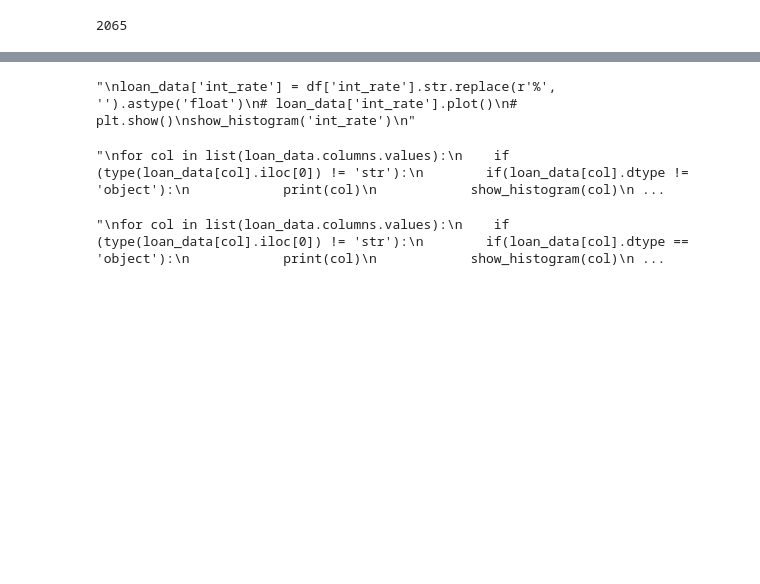
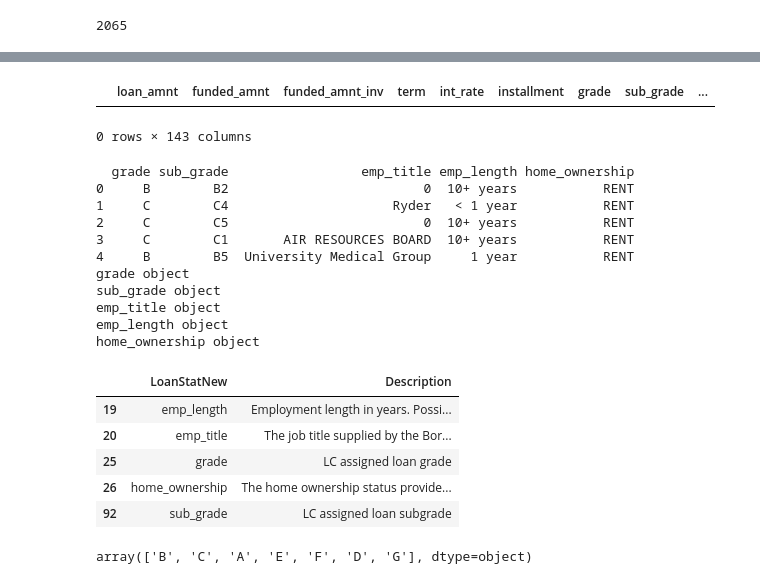
Before and after one commit to anilrajgr/udacity-machine-learning, a Jupyter notebook: projects/capstone/csv2dataframe.ipynb, the cells around one changed output, grey strips where cells are left out. Saved outputs shown, nothing was run; the diff lists cells and outputs as text; code cells hidden in the pictures; blank space fills up the shorter version.

```diff
--- a/projects/capstone/csv2dataframe.ipynb
+++ b/projects/capstone/csv2dataframe.ipynb
@@ -225,7 +225,7 @@ memory usage: 1.8+ GB
 # Now analyze one column at a time
 # loan_dict.loc[loan_dict['LoanStatNew'] == 'loan_amnt']
 print(loan_data.iloc[:5,:6])
-for y in loan_data.columns[:5]:
+for y in loan_data.columns[:6]:
   print(y, loan_data[y].dtype)
 loan_dict.loc[loan_dict['LoanStatNew'].isin(list(loan_data.columns.values[:6]))]
 # %% [output]
@@ -329,7 +330,7 @@ df.loc[df['installment'] == True]
 # %%
 # Print thoese features again
 print(loan_data.iloc[:5,:6])
-for y in loan_data.columns[:5]:
+for y in loan_data.columns[:6]:
   print(y, loan_data[y].dtype)
 # %% [output]
    loan_amnt  funded_amnt  funded_amnt_inv  term  int_rate  installment
@@ -383,29 +359,36 @@ print("Naive Predictor: [Accuracy score: {:.4f}, F-score: {:.4f}]".format(accura
-# %%
-"""
-loan_data['int_rate'] = df['int_rate'].str.replace(r'%', '').astype('float')
-# loan_data['int_rate'].plot()
-# plt.show()
-show_histogram('int_rate')
-"""
-# %% [output]
-"\nloan_data['int_rate'] = df['int_rate'].str.replace(r'%', '').astype('float')\n# loan_data['int_rate'].plot()\n# plt.show()\nshow_histogram('int_rate')\n"
-# %%
-"""
-for col in list(loan_data.columns.values):
-    if (type(loan_data[col].iloc[0]) != 'str'):
-        if(loan_data[col].dtype != 'object'):
-            print(col)
-            show_histogram(col)
-"""
-# %% [output]
-"\nfor col in list(loan_data.columns.values):\n    if (type(loan_data[col].iloc[0]) != 'str'):\n        if(loan_data[col].dtype != 'object'):\n            print(col)\n            show_histogram(col)\n ...
-# %%
-"""
-for col in list(loan_data.columns.values):
-    if (type(loan_data[col].iloc[0]) != 'str'):
-        if(loan_data[col].dtype == 'object'):
-            print(col)
-            show_histogram(col)
-"""
-# %% [output]
-"\nfor col in list(loan_data.columns.values):\n    if (type(loan_data[col].iloc[0]) != 'str'):\n        if(loan_data[col].dtype == 'object'):\n            print(col)\n            show_histogram(col)\n ...
+# %%
+# Look for 0 loan_amnt
+loan_data.drop(loan_data[loan_data.loan_amnt == 0].index, inplace=True)
+loan_data.loc[loan_data['loan_amnt'] == 0]
+# %% [output]
+|  | loan_amnt | funded_amnt | funded_amnt_inv | term | int_rate | installment | grade | sub_grade | ... |
+0 rows × 143 columns
+# %%
+# Now analyze the next 5 features
+print(loan_data.iloc[:5,6:11])
+for y in loan_data.columns[6:11]:
+  print(y, loan_data[y].dtype)
+loan_dict.loc[loan_dict['LoanStatNew'].isin(list(loan_data.columns.values[6:11]))]
+# %% [output]
+  grade sub_grade                 emp_title emp_length home_ownership
+0     B        B2                         0  10+ years           RENT
+1     C        C4                     Ryder   < 1 year           RENT
+2     C        C5                         0  10+ years           RENT
+3     C        C1       AIR RESOURCES BOARD  10+ years           RENT
+4     B        B5  University Medical Group     1 year           RENT
+grade object
+sub_grade object
+emp_title object
+emp_length object
+home_ownership object
+|  | LoanStatNew | Description |
+| 19 | emp_length | Employment length in years. Possi... |
+| 20 | emp_title | The job title supplied by the Bor... |
+| 25 | grade | LC assigned loan grade |
+| 26 | home_ownership | The home ownership status provide... |
+| 92 | sub_grade | LC assigned loan subgrade |
+# %%
+# Starting with grade
+loan_data['grade'].unique()
+# %% [output]
+array(['B', 'C', 'A', 'E', 'F', 'D', 'G'], dtype=object)
```
Also changed, not shown: parts of 17 cells of this notebook.
